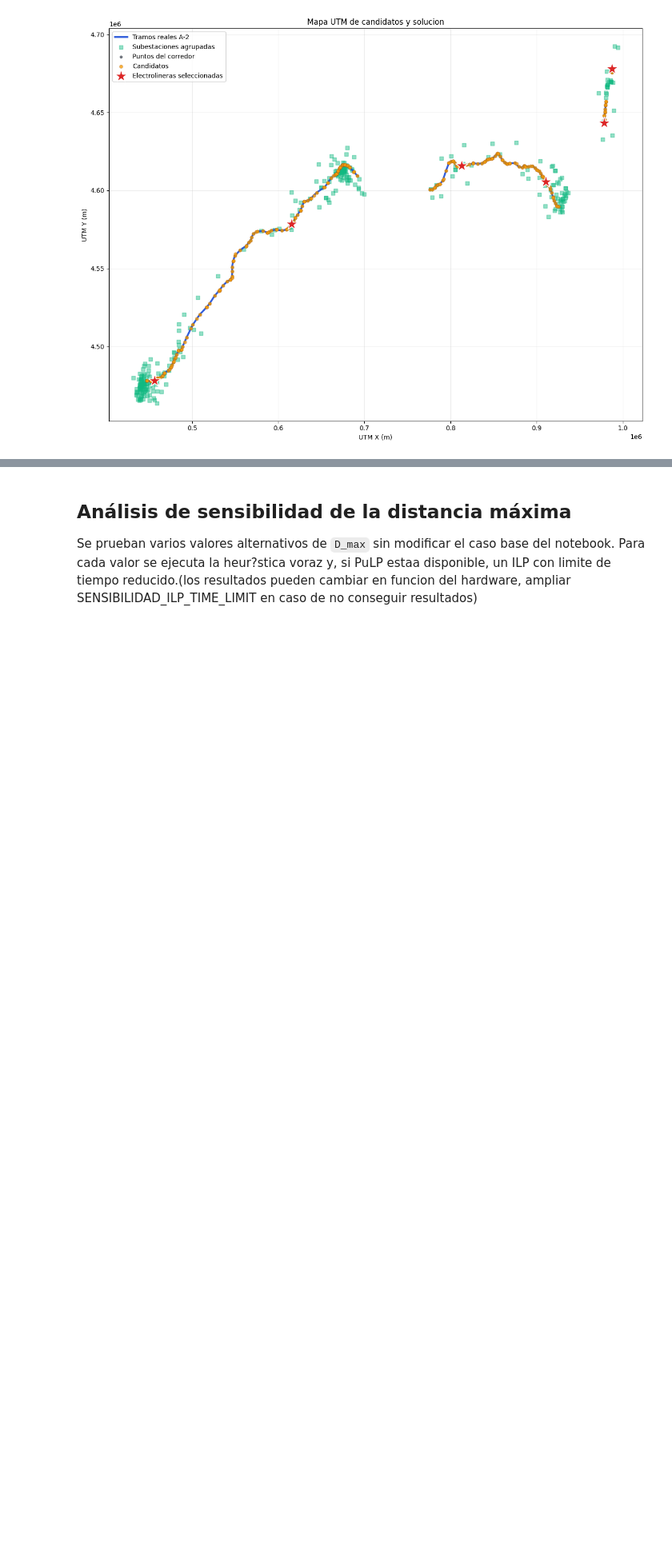
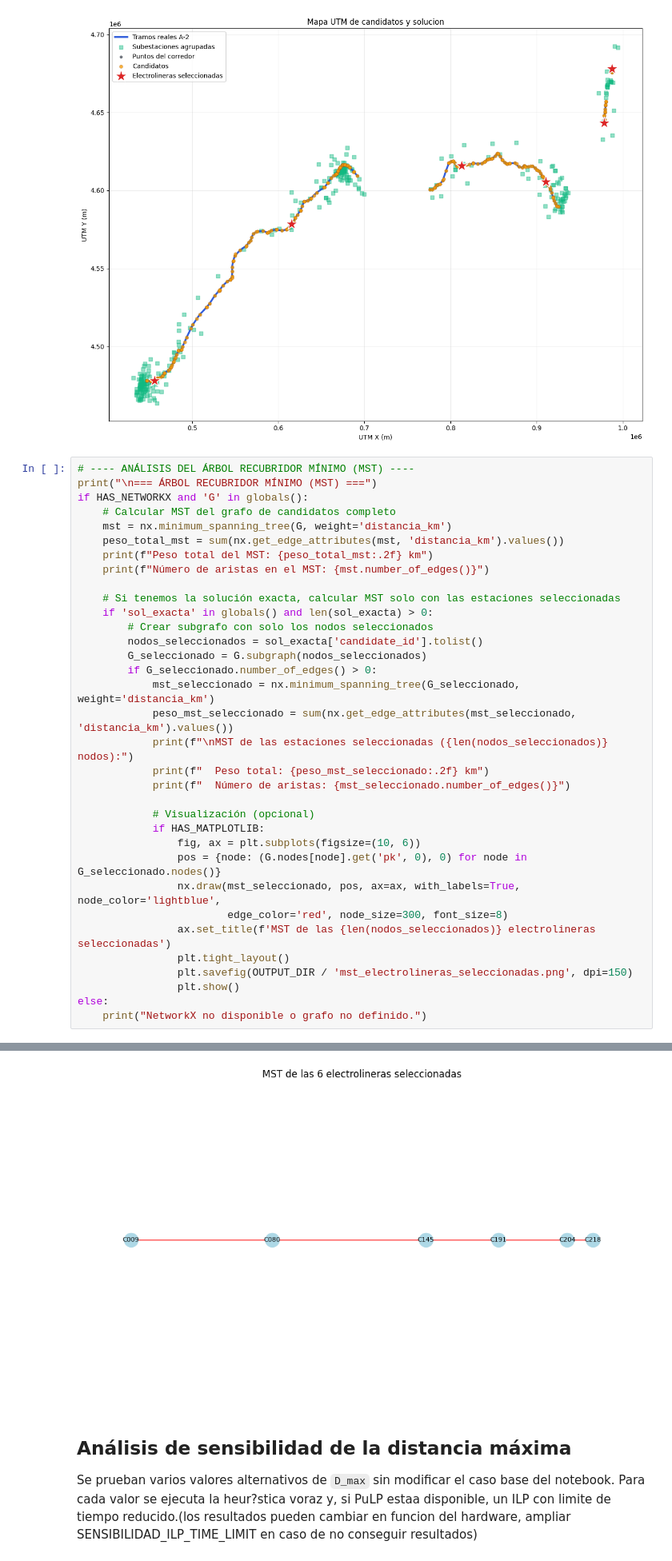
Before and after one commit to mbatla00/Electrolineras_A2, a Jupyter notebook: src/propuesta2_red_recarga_vehiculos_electricos_capacidad_real.ipynb, the cells around one changed output, grey strips where cells are left out. Shown at 80% size. Saved outputs shown, nothing was run; the diff lists cells and outputs as text; blank space fills up the shorter version.

Commit message:
"añado arbol recubridor minimo"

```diff
--- a/src/propuesta2_red_recarga_vehiculos_electricos_capacidad_real.ipynb
+++ b/src/propuesta2_red_recarga_vehiculos_electricos_capacidad_real.ipynb
@@ -1409,3 +1409,38 @@ if HAS_MATPLOTLIB:
 | 11 | C218 | 733.375 | 0.00 | 2 | 567.816955 | Heuristica voraz |
 [figure]
 [figure]
+# %%
+# ---- ANÁLISIS DEL ÁRBOL RECUBRIDOR MÍNIMO (MST) ----
+print("\n=== ÁRBOL RECUBRIDOR MÍNIMO (MST) ===")
+if HAS_NETWORKX and 'G' in globals():
+    # Calcular MST del grafo de candidatos completo
+    mst = nx.minimum_spanning_tree(G, weight='distancia_km')
+    peso_total_mst = sum(nx.get_edge_attributes(mst, 'distancia_km').values())
+    print(f"Peso total del MST: {peso_total_mst:.2f} km")
+    print(f"Número de aristas en el MST: {mst.number_of_edges()}")
+
+    # Si tenemos la solución exacta, calcular MST solo con las estaciones seleccionadas
+    if 'sol_exacta' in globals() and len(sol_exacta) > 0:
+        # Crear subgrafo con solo los nodos seleccionados
+        nodos_seleccionados = sol_exacta['candidate_id'].tolist()
+        G_seleccionado = G.subgraph(nodos_seleccionados)
+        if G_seleccionado.number_of_edges() > 0:
+            mst_seleccionado = nx.minimum_spanning_tree(G_seleccionado, weight='distancia_km')
+            peso_mst_seleccionado = sum(nx.get_edge_attributes(mst_seleccionado, 'distancia_km').values())
+            print(f"\nMST de las estaciones seleccionadas ({len(nodos_seleccionados)} nodos):")
+            print(f"  Peso total: {peso_mst_seleccionado:.2f} km")
+            print(f"  Número de aristas: {mst_seleccionado.number_of_edges()}")
+
+            # Visualización (opcional)
+            if HAS_MATPLOTLIB:
+                fig, ax = plt.subplots(figsize=(10, 6))
+                pos = {node: (G.nodes[node].get('pk', 0), 0) for node in G_seleccionado.nodes()}
+                nx.draw(mst_seleccionado, pos, ax=ax, with_labels=True, node_color='lightblue',
+                        edge_color='red', node_size=300, font_size=8)
+                ax.set_title(f'MST de las {len(nodos_seleccionados)} electrolineras seleccionadas')
+                plt.tight_layout()
+                plt.savefig(OUTPUT_DIR / 'mst_electrolineras_seleccionadas.png', dpi=150)
+                plt.show()
+else:
+    print("NetworkX no disponible o grafo no definido.")
+# %% [output]
@@ -1412,3 +1454,4 @@ if HAS_MATPLOTLIB:
+[figure, added]
 # %% [markdown]
 ## Análisis de sensibilidad de la distancia máxima
 
```
Also changed, not shown: parts of 5 cells of this notebook, 4 other files.
